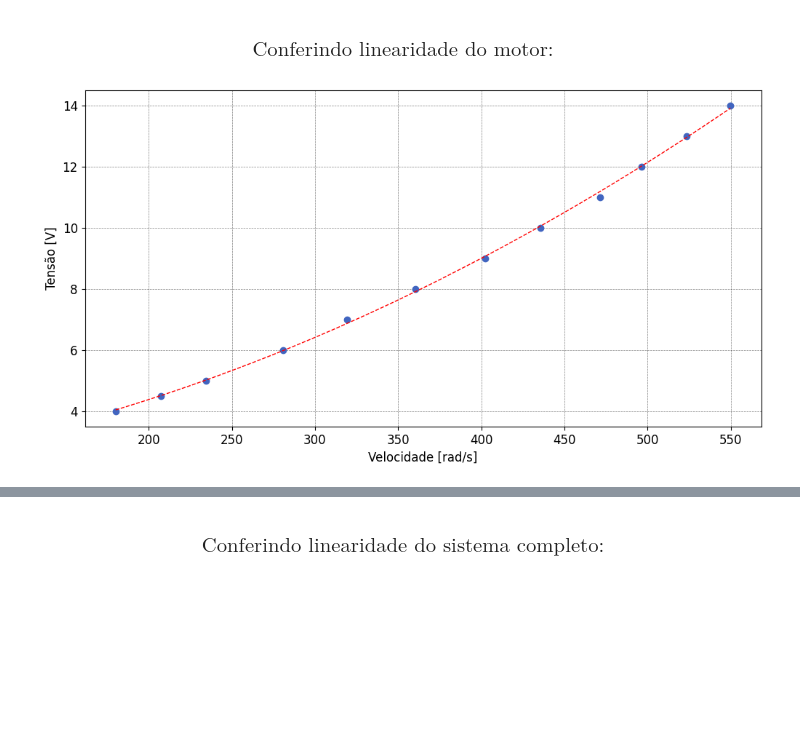
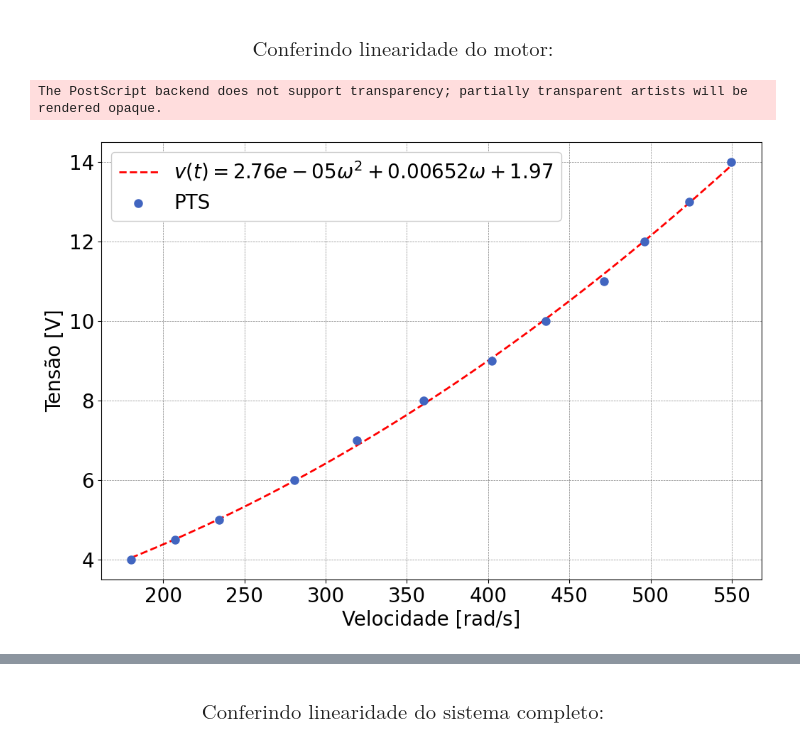
Before and after one commit to ErickNMA/LCD, a Jupyter notebook: ensaios_planta/fan-plate_analisys.ipynb, the cells around one changed output, grey strips where cells are left out. Saved outputs shown, nothing was run; the diff lists cells and outputs as text; code cells hidden in the pictures; blank space fills up the shorter version.

```diff
--- a/ensaios_planta/fan-plate_analisys.ipynb
+++ b/ensaios_planta/fan-plate_analisys.ipynb
@@ -13,9 +13,9 @@ plt.style.use([
     'grid',
     'retro'
 ])
-plt.rcParams['lines.linewidth'] = 1
-plt.rcParams['font.size'] = 12
-plt.rcParams['figure.figsize'] = (12, 6)
+plt.rcParams['lines.linewidth'] = 2
+plt.rcParams['font.size'] = 20
+plt.rcParams['figure.figsize'] = (12, 8)
 # %%
 #Parâmetros conhecidos do sistema:
 vt = 12 #tensão nominal nos terminais
@@ -47,18 +125,20 @@ calib = [(calib[:, 0]-calib[0][0]), calib[:, 1], calib[:, 2], calib[:, 3]]
 # %%
 #Ajuste dos dados:
 vmot = motpts[0][2:]
 nmot = (motpts[2][2:]*2*np.pi/60)
 nreg = np.linspace(nmot[0], nmot[-1], 100)
 pol = np.polyfit(nmot, vmot, 2)
 vreg = np.polyval(pol, nreg)
 
 #Plot:
 plt.figure()
-plt.plot(nreg, vreg, linestyle='dashed', color='r')
-plt.scatter(nmot, vmot)
+plt.plot(nreg, vreg, linestyle='dashed', color='r', zorder=0, label=f'$v(t) = {round(pol[0],7)}\omega^2 + {round(pol[1],5)}\omega + {round(pol[2],2)}$')
+plt.scatter(nmot, vmot, linewidth=3, zorder=1, label='PTS')
 plt.ylabel('Tensão [V]')
 plt.xlabel('Velocidade [rad/s]')
-plt.show()
+plt.legend()
+plt.savefig('curves/motwxv1.eps', dpi=600, transparent=True, bbox_inches='tight')
 # %% [output]
+The PostScript backend does not support transparency; partially transparent artists will be rendered opaque.
-[figure, old version]
+[figure, new version]
 # %%
```
Also changed, not shown: parts of 16 cells of this notebook, 5 other files.
